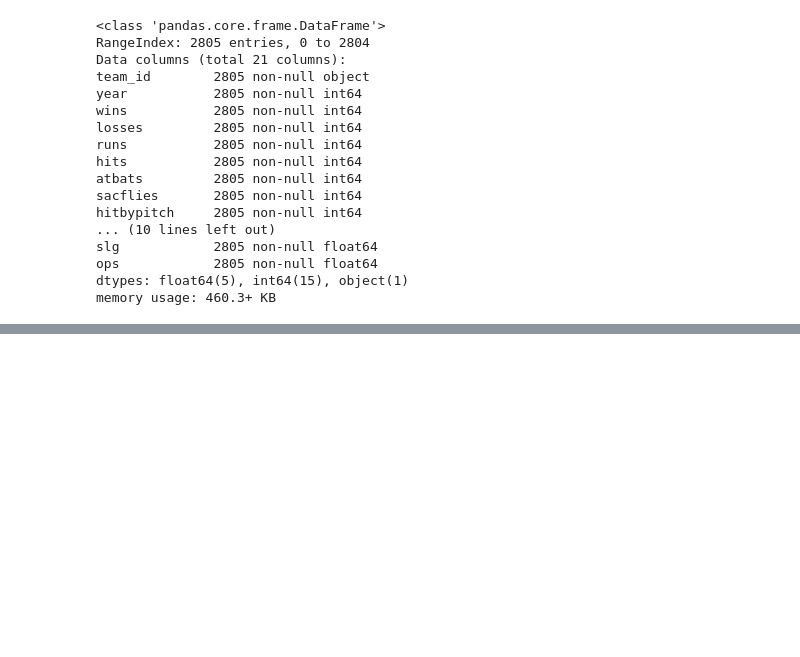
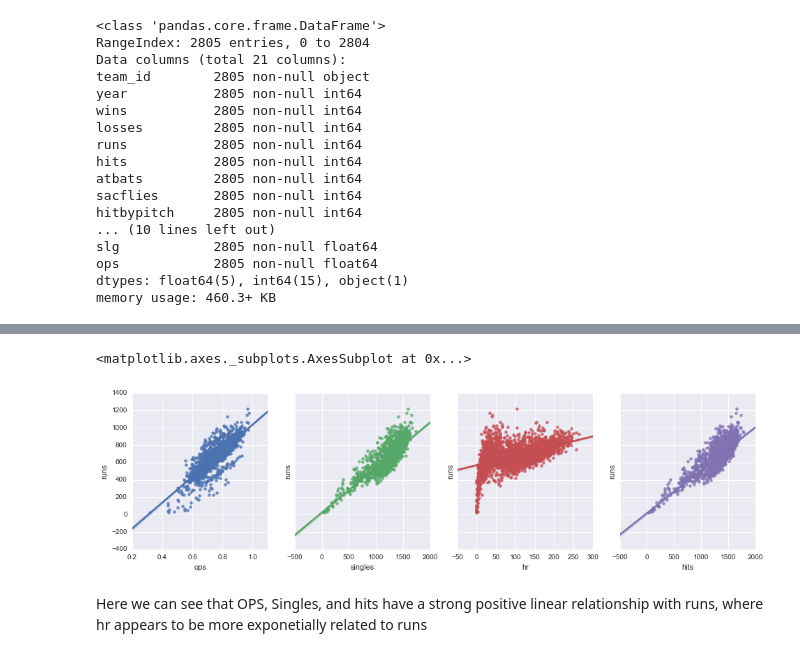
Before and after one commit to robinphetsa/data-projects, a Jupyter notebook: Projects/Baseball/How to win games.ipynb, the cells around one changed output, grey strips where cells are left out. Drawn from its saved outputs; the diff is of its cells as text; code cells hidden in the pictures; blank space fills up the shorter version.

```diff
--- a/Projects/Baseball/How to win games.ipynb
+++ b/Projects/Baseball/How to win games.ipynb
@@ -255,0 +315,11 @@ py.iplot(fig)
+# %%
+fig, (ax1, ax2, ax3, ax4) = plt.subplots(ncols=4, sharey=True, figsize=(16, 4))
+sns.regplot(x="ops", y="runs", data=batting_data, ax=ax1)
+sns.regplot(x="singles", y="runs", data=batting_data, ax=ax2)
+sns.regplot(x="hr", y="runs", data=batting_data, ax=ax3)
+sns.regplot(x="hits", y="runs", data=batting_data, ax=ax4)
+# %% [output]
+<matplotlib.axes._subplots.AxesSubplot at 0x...>
+[figure, added]
+# %% [markdown]
+Here we can see that OPS, Singles, and hits have a strong positive linear relationship with runs, where hr appears to be more exponetially related to runs
```
Also changed, not shown: parts of 10 cells of this notebook.
